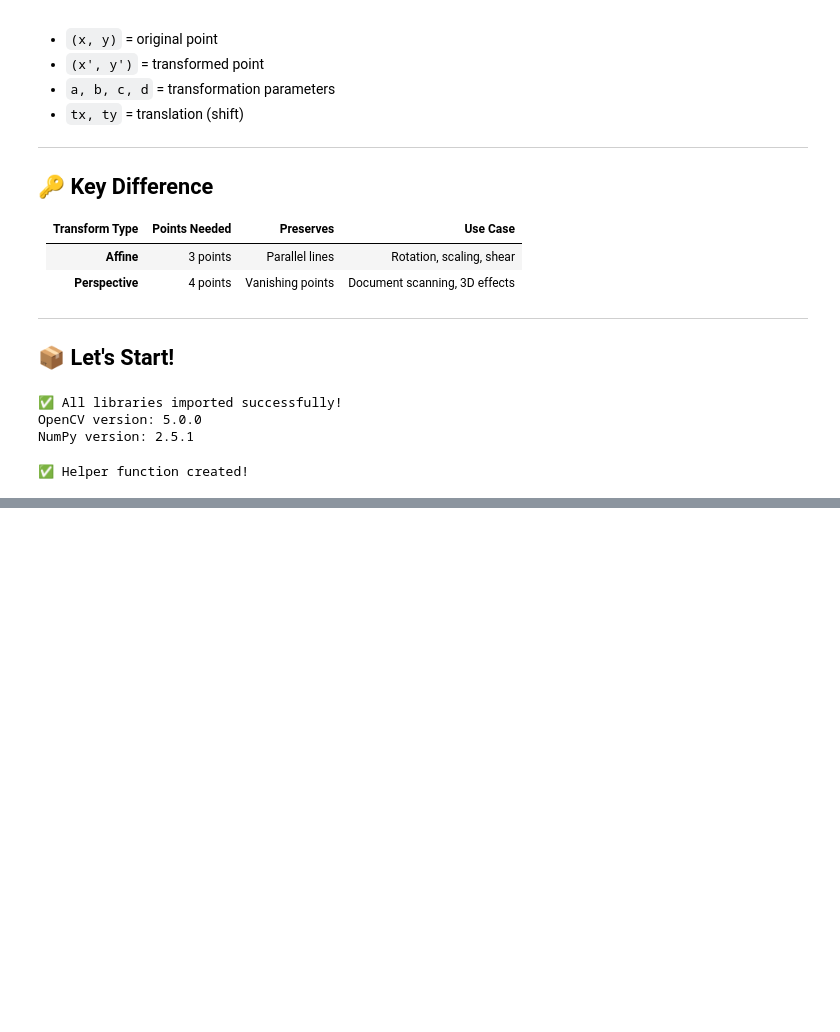
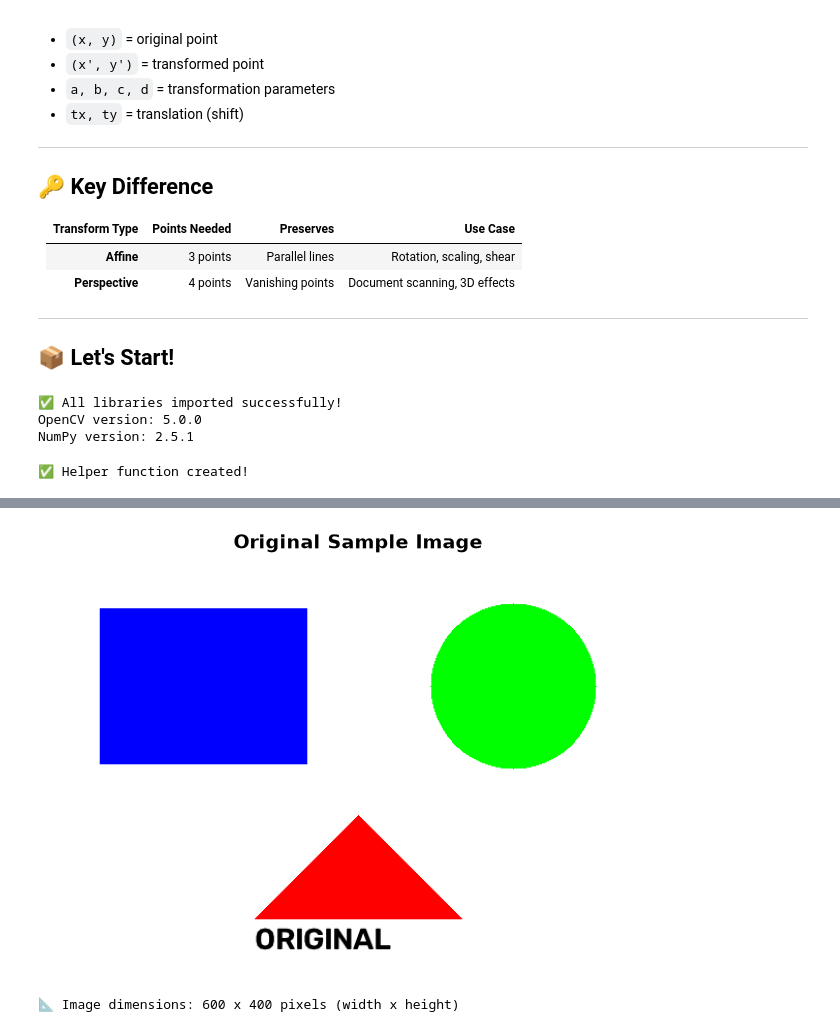
Before and after one commit to Intelli2Byte/OpenCV-practice-projects, a Jupyter notebook: 5thdaycv.ipynb, the cells around one changed output, grey strips where cells are left out. Drawn from its saved outputs; the diff is of its cells as text; code cells hidden in the pictures; blank space fills up the shorter version.

```diff
--- a/5thdaycv.ipynb
+++ b/5thdaycv.ipynb
@@ -128,0 +129,37 @@ img = cv2.imread('horse.png')
+# %%
+# ============================================
+# CREATE A SAMPLE IMAGE WITH SHAPES
+# ============================================
+
+# Create a blank white canvas (400 height x 600 width x 3 color channels)
+img = np.ones((400, 600, 3), dtype=np.uint8) * 255
+
+# Draw a blue rectangle
+# Syntax: cv2.rectangle(image, top_left, bottom_right, color_BGR, thickness)
+cv2.rectangle(img, (50, 50), (250, 200), (255, 0, 0), -1)  # -1 = filled
+
+# Draw a green circle
+# Syntax: cv2.circle(image, center, radius, color_BGR, thickness)
+cv2.circle(img, (450, 125), 80, (0, 255, 0), -1)
+
+# Draw a red triangle
+triangle_points = np.array([[300, 250], [400, 350], [200, 350]], np.int32)
+cv2.fillPoly(img, [triangle_points], (0, 0, 255))
+
+# Add text label
+cv2.putText(img, 'ORIGINAL', (200, 380),
+            cv2.FONT_HERSHEY_SIMPLEX, 1, (0, 0, 0), 2)
+
+# Display the image
+plt.figure(figsize=(8, 6))
+plt.imshow(cv2.cvtColor(img, cv2.COLOR_BGR2RGB))
+plt.title('Original Sample Image', fontsize=14, fontweight='bold')
+plt.axis('off')
+plt.show()
+
+# Store image dimensions for later use
+rows, cols = img.shape[:2]  # height, width
+print(f"📐 Image dimensions: {cols} x {rows} pixels (width x height)")
+# %% [output]
+[figure, added]
+📐 Image dimensions: 600 x 400 pixels (width x height)
```
Also changed, not shown: parts of 7 cells of this notebook.
